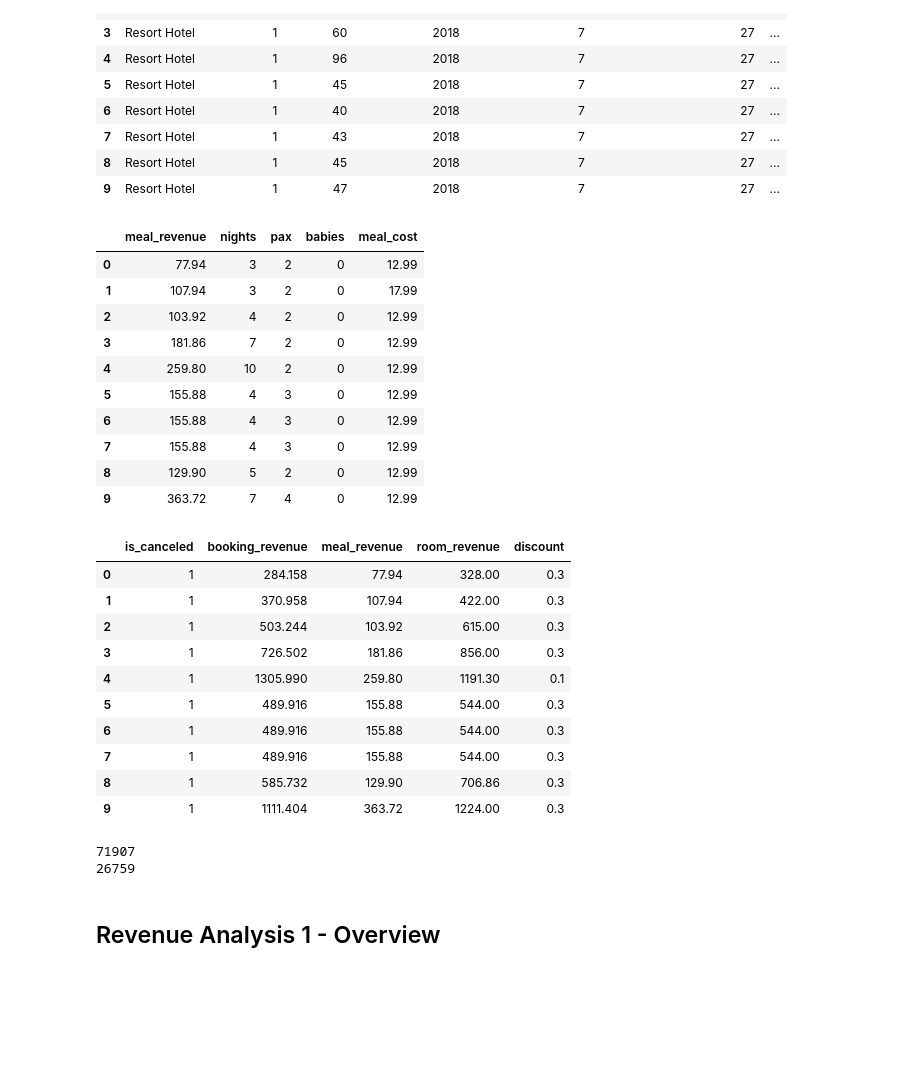
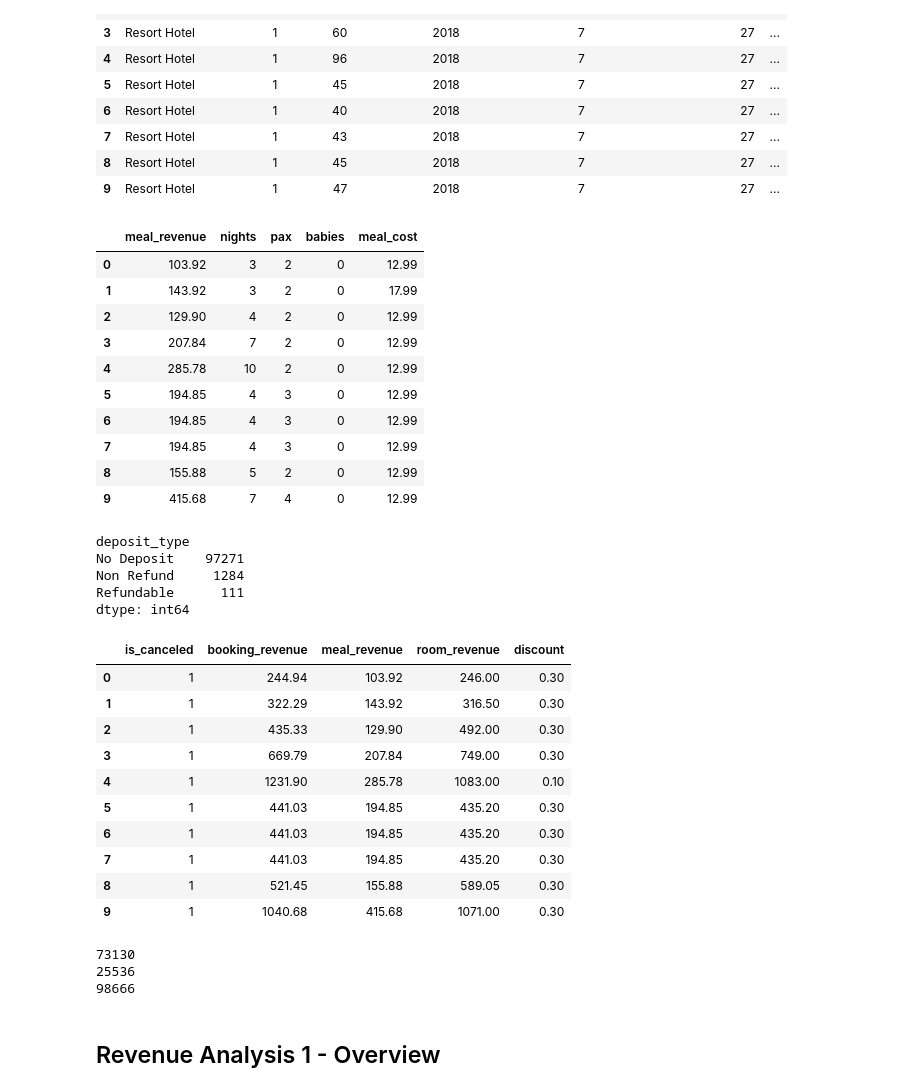
Before and after one commit to dngsus/data_analysis, a Jupyter notebook: 01 Hotel v01.ipynb, the cells around one changed output. Drawn from its saved outputs; the diff is of its cells as text; code cells hidden in the pictures; blank space fills up the shorter version.

```diff
--- a/01 Hotel v01.ipynb
+++ b/01 Hotel v01.ipynb
@@ -51,6 +72,6 @@ import numpy as np
 pd.options.display.float_format = '{:.2f}'.format
 # %%
-df = pd.read_excel(r"D:\Code\Data Analysis\01\hotel_revenue_historical_full-2.xlsx", sheet_name = None)
+df = pd.read_excel(r"D:\Code\Data Analysis\01 Hotel\hotel_revenue_historical_full-2.xlsx", sheet_name = None)
 # %%
 # Dimension table 1
 # Typically would assume SC := self-catered --> cheaper
@@ -249,7 +278,7 @@ df_main[["nights", "stays_in_week_nights", "stays_in_weekend_nights"]].head(10)
 | 9 | 7 | 5 | 2 |
 # %%
 # Revenue associated with booking of rooms
-df_main["room_revenue"] = (df_main["nights"] + 1) * df_main["adr"]
+df_main["room_revenue"] = df_main["nights"] * df_main["adr"]
 df_main[["room_revenue", "nights", "adr"]].head(10)
 # %% [output]
 |  | room_revenue | nights | adr |
@@ -293,23 +322,38 @@ df_main.head(10)
 | 9 | Resort Hotel | 1 | 47 | 2018 | 7 | 27 | ... |
 # %%
 
-df_main["meal_revenue"] = df_main.nights * df_main.meal_cost * (df_main.pax - df_main.babies)
+df_main["meal_revenue"] = (df_main.nights + 1) * df_main.meal_cost * (df_main.pax - df_main.babies)
 df_main[["meal_revenue", "nights", "pax", "babies", "meal_cost"]].head(10)
 # %% [output]
 |  | meal_revenue | nights | pax | babies | meal_cost |
-| 0 | 77.94 | 3 | 2 | 0 | 12.99 |
-| 1 | 107.94 | 3 | 2 | 0 | 17.99 |
-| 2 | 103.92 | 4 | 2 | 0 | 12.99 |
-| 3 | 181.86 | 7 | 2 | 0 | 12.99 |
-| 4 | 259.80 | 10 | 2 | 0 | 12.99 |
-| 5 | 155.88 | 4 | 3 | 0 | 12.99 |
-| 6 | 155.88 | 4 | 3 | 0 | 12.99 |
-| 7 | 155.88 | 4 | 3 | 0 | 12.99 |
-| 8 | 129.90 | 5 | 2 | 0 | 12.99 |
-| 9 | 363.72 | 7 | 4 | 0 | 12.99 |
+| 0 | 103.92 | 3 | 2 | 0 | 12.99 |
+| 1 | 143.92 | 3 | 2 | 0 | 17.99 |
+| 2 | 129.90 | 4 | 2 | 0 | 12.99 |
+| 3 | 207.84 | 7 | 2 | 0 | 12.99 |
+| 4 | 285.78 | 10 | 2 | 0 | 12.99 |
+| 5 | 194.85 | 4 | 3 | 0 | 12.99 |
+| 6 | 194.85 | 4 | 3 | 0 | 12.99 |
+| 7 | 194.85 | 4 | 3 | 0 | 12.99 |
+| 8 | 155.88 | 5 | 2 | 0 | 12.99 |
+| 9 | 415.68 | 7 | 4 | 0 | 12.99 |
+# %%
+df_main.groupby("deposit_type").size()
+# %% [output]
+deposit_type
+No Deposit    97271
+Non Refund     1284
+Refundable      111
+dtype: int64
 # %%
 # Assume discount applied to overall price of booking
-# Assume no revenue at all collected for cancellation
+# Assume no revenue at all collected for cancellation if deposit_type in ("No Deposit", "Refundable"), but 100% kept if it was "Non Refund"
+
+# Although booking revenue assumed zero for cancelled, still calculate the would-be revenue, to enable a view on unmaterialised / lost revenue
+# Just filter out later in actual analysis
+
+df_main["booking_revenue"] = (df_main.meal_revenue + df_main.room_revenue) * (1 - df_main.discount)
+
+df_main[["is_canceled", "booking_revenue", "meal_revenue", "room_revenue", "discount"]].head(10)
 
 # if df_main["is_canceled"] == 1:
 #     df_main["booking_revenue"] = 0
@@ -320,32 +364,28 @@ df_main[["meal_revenue", "nights", "pax", "babies", "meal_cost"]].head(10)
 
 # df_main["booking_revenue"] = np.where(df_main["is_canceled"] == 1, 0, (df_main.meal_revenue + df_main.room_revenue) * (1 - df_main.discount))
 # df_main["booking_revenue"] = round(df_main["booking_revenue"], 2)
-
-# Although booking revenue assumed zero for cancelled, still calculate the would-be revenue, to enable a view on unmaterialised / lost revenue
-
-df_main["booking_revenue"] = (df_main.meal_revenue + df_main.room_revenue) * (1 - df_main.discount)
-
-df_main[["is_canceled", "booking_revenue", "meal_revenue", "room_revenue", "discount"]].head(10)
 # %% [output]
 |  | is_canceled | booking_revenue | meal_revenue | room_revenue | discount |
-| 0 | 1 | 284.158 | 77.94 | 328.00 | 0.3 |
-| 1 | 1 | 370.958 | 107.94 | 422.00 | 0.3 |
-| 2 | 1 | 503.244 | 103.92 | 615.00 | 0.3 |
-| 3 | 1 | 726.502 | 181.86 | 856.00 | 0.3 |
-| 4 | 1 | 1305.990 | 259.80 | 1191.30 | 0.1 |
-| 5 | 1 | 489.916 | 155.88 | 544.00 | 0.3 |
-| 6 | 1 | 489.916 | 155.88 | 544.00 | 0.3 |
-| 7 | 1 | 489.916 | 155.88 | 544.00 | 0.3 |
-| 8 | 1 | 585.732 | 129.90 | 706.86 | 0.3 |
-| 9 | 1 | 1111.404 | 363.72 | 1224.00 | 0.3 |
+| 0 | 1 | 244.94 | 103.92 | 246.00 | 0.30 |
+| 1 | 1 | 322.29 | 143.92 | 316.50 | 0.30 |
+| 2 | 1 | 435.33 | 129.90 | 492.00 | 0.30 |
+| 3 | 1 | 669.79 | 207.84 | 749.00 | 0.30 |
+| 4 | 1 | 1231.90 | 285.78 | 1083.00 | 0.10 |
+| 5 | 1 | 441.03 | 194.85 | 435.20 | 0.30 |
+| 6 | 1 | 441.03 | 194.85 | 435.20 | 0.30 |
+| 7 | 1 | 441.03 | 194.85 | 435.20 | 0.30 |
+| 8 | 1 | 521.45 | 155.88 | 589.05 | 0.30 |
+| 9 | 1 | 1040.68 | 415.68 | 1071.00 | 0.30 |
 # %%
-df_main_complete = df_main[df_main.is_canceled == 0]
-df_main_cancelled = df_main[df_main.is_canceled == 1]
+df_main_complete = df_main[(df_main.is_canceled == 0) | ((df_main.is_canceled == 1) & (df_main.deposit_type == "Non Refund"))]
+df_main_cancelled = df_main[((df_main.is_canceled == 1) & (df_main.deposit_type != "Non Refund"))]
 print(len(df_main_complete))
 print(len(df_main_cancelled))
+print(len(df_main))
 # %% [output]
-71907
-26759
+73130
+25536
+98666
 # %% [markdown]
 ## Revenue Analysis 1 - Overview
 # %% [markdown]
```
Also changed, not shown: parts of 53 cells of this notebook.
